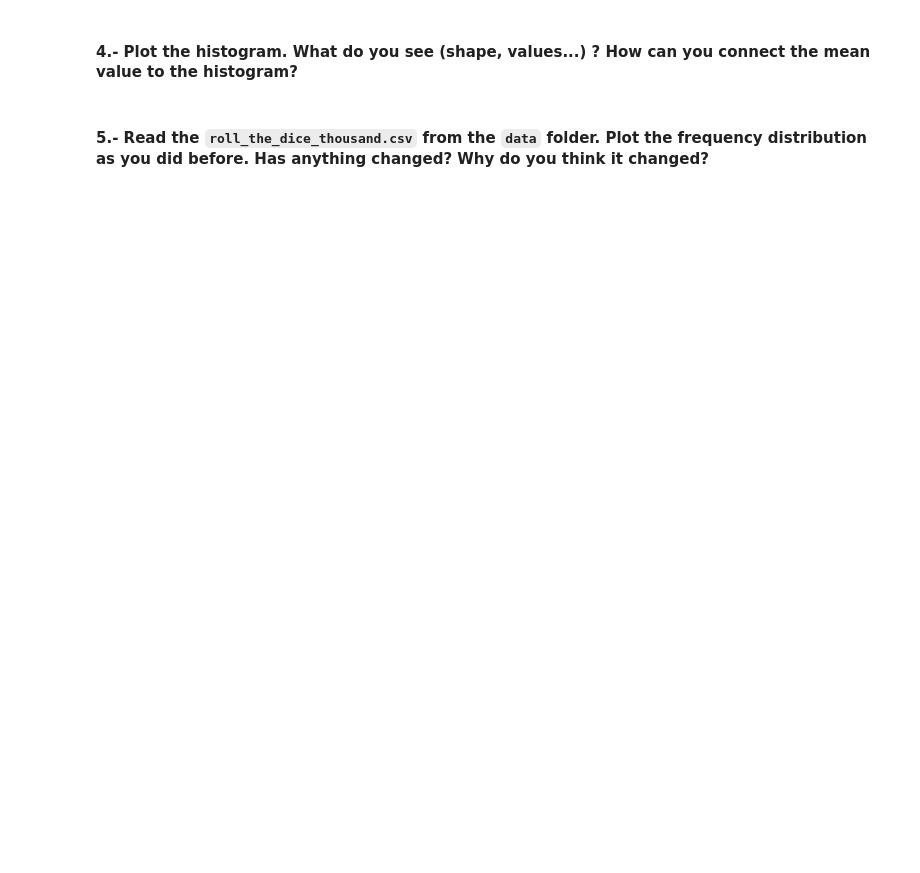
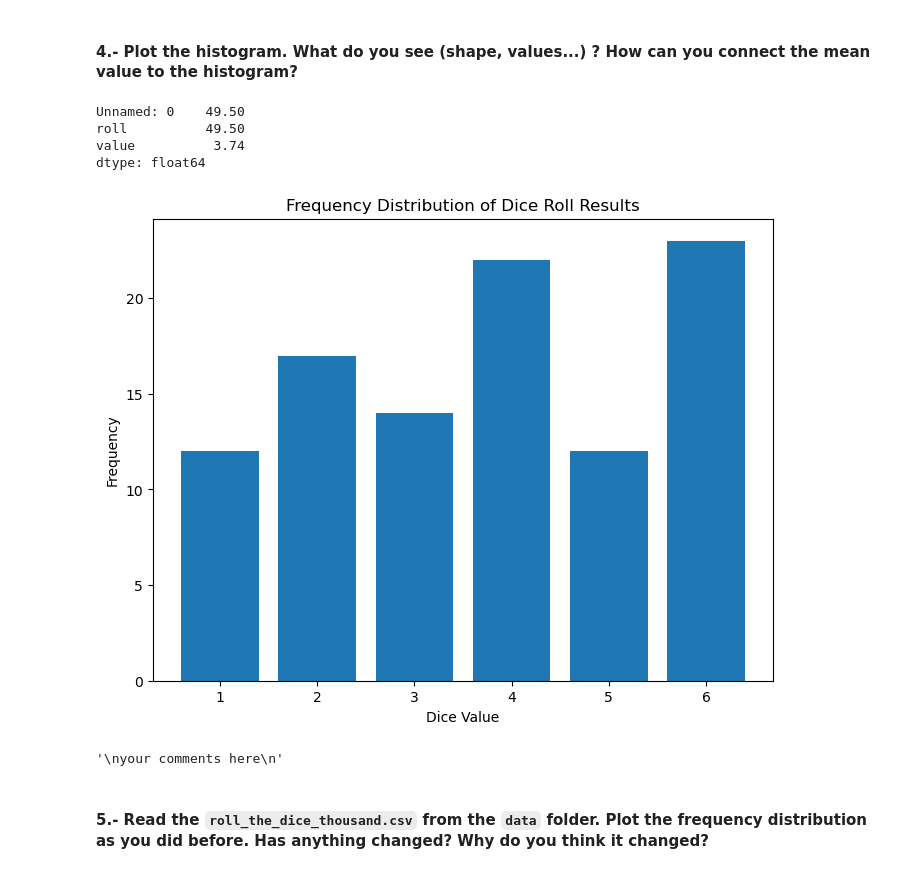
Before and after one commit to zepcerqueira/Descriptive-Stats, a Jupyter notebook: your-code/main.ipynb, the cells around one changed output. Drawn from its saved outputs; the diff is of its cells as text; code cells hidden in the pictures; blank space fills up the shorter version.

```diff
--- a/your-code/main.ipynb
+++ b/your-code/main.ipynb
@@ -60,3 +247,6 @@ your comments here
 #### 3.- Now, calculate the frequency distribution.
 # %%
 # your code here
+
+freq_dist_100 = hundred_roll_df['value'].value_counts().sort_index()
+freq_dist_100
@@ -71,2 +263,31 @@ your comments here
+# %%
+hundred_roll_df.mean()
+# %% [output]
+Unnamed: 0    49.50
+roll          49.50
+value          3.74
+dtype: float64
+# %%
+# your code here
+
+plt.figure(figsize=(8, 6))
+plt.bar(freq_dist_100.index, freq_dist_100.values)
+plt.xlabel('Dice Value')
+plt.ylabel('Frequency')
+plt.title('Frequency Distribution of Dice Roll Results')
+plt.xticks(freq_dist_100.index)
+plt.show()
+# %% [output]
+[figure, added]
+# %%
+"""
+your comments here
+the mean is 3,74, meaning that we have a higher frequency in higher values.
+looking at the plot, we can see the 4 and 6 "push" the median 3,5 closer to this levels.
+if the distribution was even, mean closer to median.
+
+"""
+# %% [output]
+'\nyour comments here\n'
 # %% [markdown]
 #### 5.- Read the `roll_the_dice_thousand.csv` from the `data` folder. Plot the frequency distribution as you did before. Has anything changed? Why do you think it changed?
```
Also changed, not shown: parts of 68 cells of this notebook, 5 other files.
